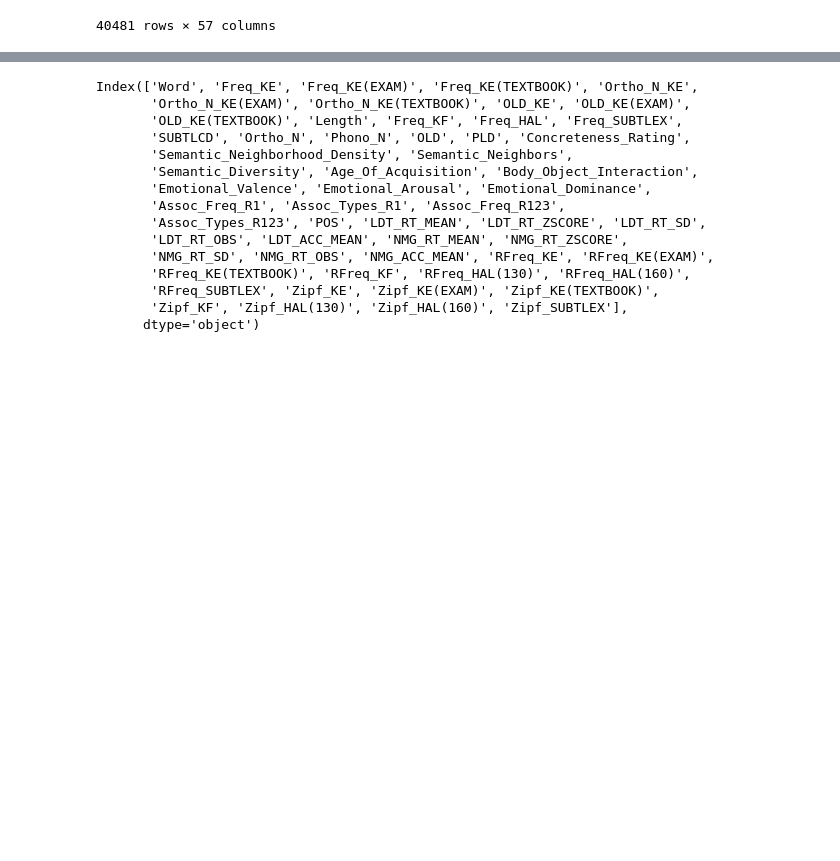
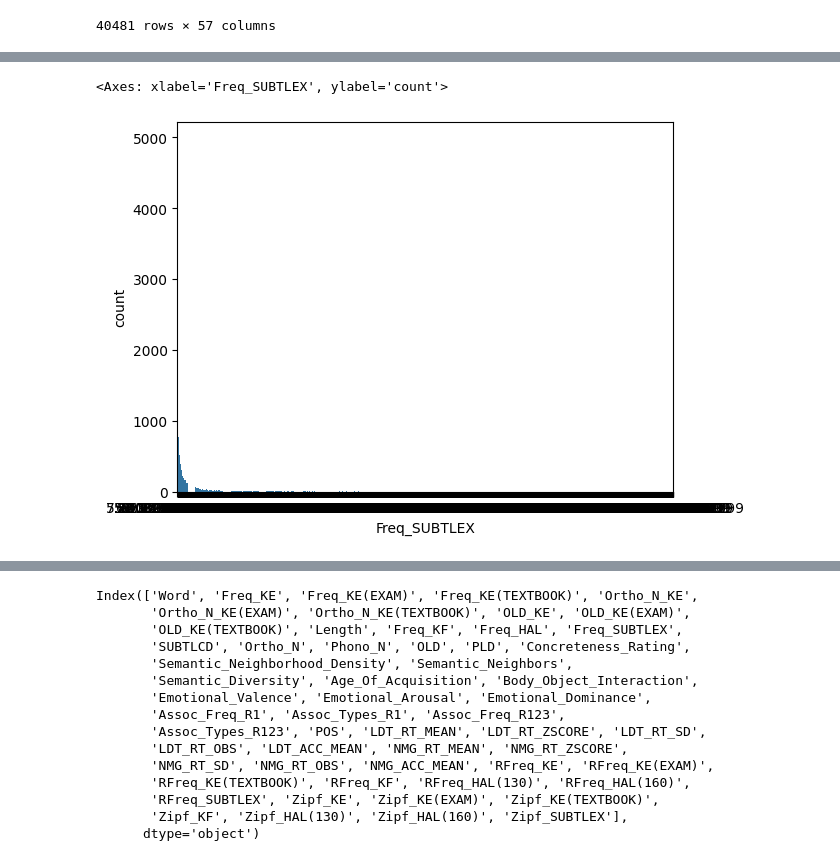
Before and after one commit to irregular6612/english-corpus-comparison, a Jupyter notebook: src/notebooks/behavior-exp-stimuli-selection.ipynb, the cells around one changed output, grey strips where cells are left out. Cells and saved outputs as stored; diff of their text form; code cells hidden in the pictures; blank space fills up the shorter version.

```diff
--- a/src/notebooks/full-token-num-checker.ipynb
+++ b/src/notebooks/behavior-exp-stimuli-selection.ipynb
@@ -36,0 +42,5 @@ KE_E_final_df
+# %%
+sns.countplot(x='Freq_SUBTLEX', data=KE_E_final_df)
+# %% [output]
+<Axes: xlabel='Freq_SUBTLEX', ylabel='count'>
+[figure, added]
```
Also changed, not shown: parts of 17 cells of this notebook, 1 other file.
